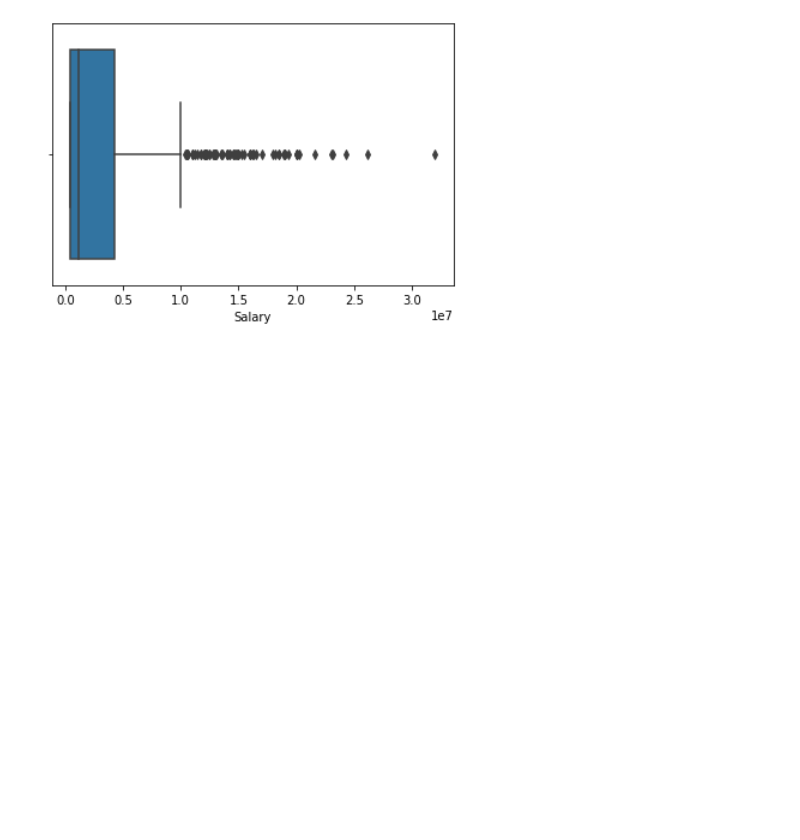
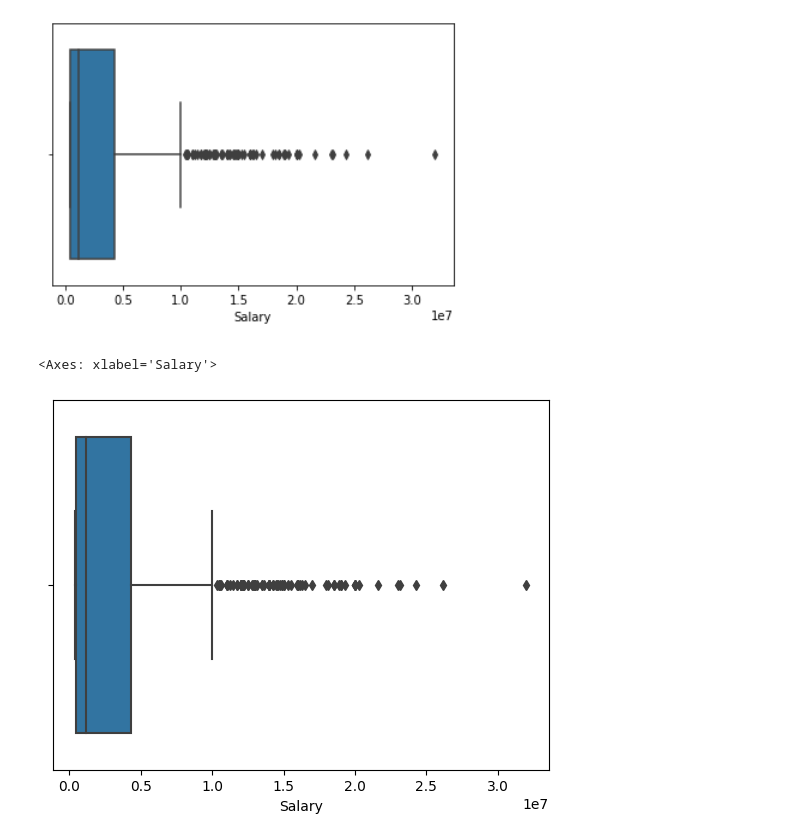
Before and after one commit to Bataklik/Data-Science-_-AI, a Jupyter notebook: 2-analysis-1-var/lab-2-03.ipynb, the cells around one changed output. Saved outputs shown, nothing was run; the diff lists cells and outputs as text; code cells hidden in the pictures; blank space fills up the shorter version.

```diff
--- a/2-analysis-1-var/lab-2-03.ipynb
+++ b/2-analysis-1-var/lab-2-03.ipynb
@@ -218,2 +228,7 @@ max    3.200000e+07
 # %% [markdown]
 ![image.png](embedded-picture-1)
+# %%
+sns.boxplot(data=bb, x="Salary")
+# %% [output]
+<Axes: xlabel='Salary'>
+[figure, added]
```
Also changed, not shown: parts of 9 cells of this notebook, 1 other file.
